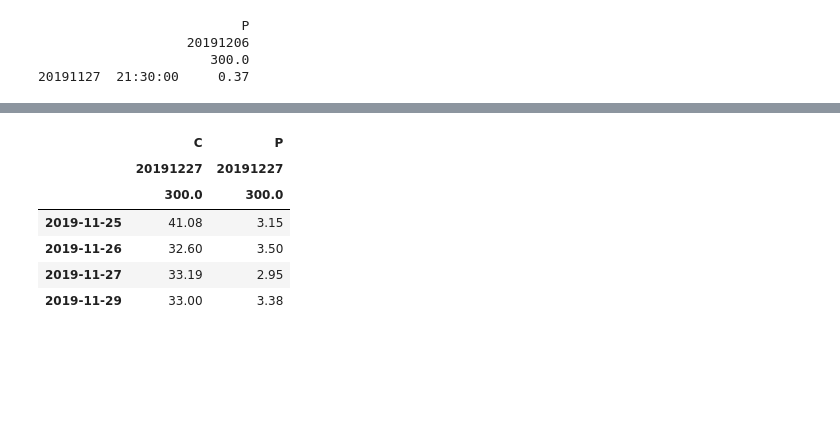
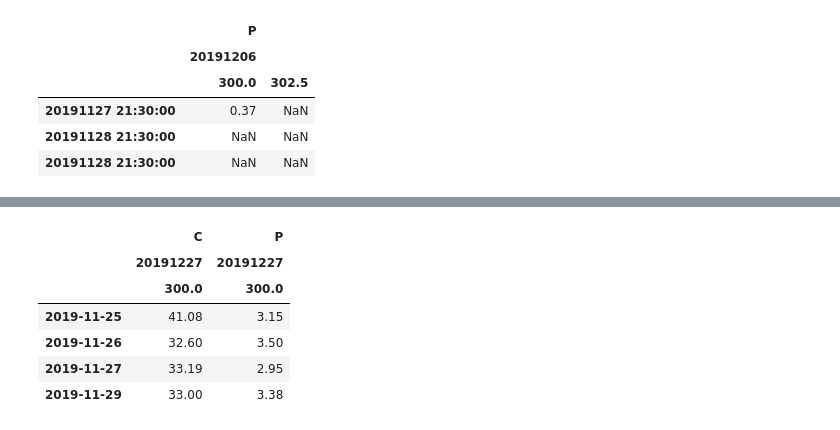
Before and after one commit to webclinic017/tws_trader, a Jupyter notebook: test.ipynb, the cells around one changed output, grey strips where cells are left out. Saved outputs shown, nothing was run; the diff lists cells and outputs as text; code cells hidden in the pictures; blank space fills up the shorter version.

```diff
--- a/test.ipynb
+++ b/test.ipynb
@@ -102,46 +349,63 @@ a = {
     'Price': 0.37
 }
 b = {
     'Right': 'C',
     'Expiration': '20191206',
     'Strike': 300.,
     '20191127  21:30:00': 1.37
 }
 test = pd.DataFrame()
 
 columns = pd.MultiIndex.from_product([[a['Right']], [a['Expiration']], [a['Strike']]])
 a = pd.DataFrame(a['Price'], index=[a['Datetime']], columns=columns)
 # a = pd.DataFrame(a, index=['Datetime'], columns='Price')# = [0]).set_index(['Right', 'Expiration', 'Strike'])
-print(a)
+# print(a)
 b = pd.DataFrame(b, index = [0]).set_index(['Right', 'Expiration', 'Strike'])
 # b
 # test = test.append(a)
 # test = test.append(b)
 # # print(test)
 # c = {
 #     'Right': 'C',
 #     'Expiration': '20191206',
 #     'Strike': 300.,
 #     '20191128  21:30:00': 5.23    # at the next day
 # }
 # c = pd.DataFrame(c, index = [0]).set_index(['Right', 'Expiration', 'Strike'])
 # test = pd.concat([test, c], axis=1, sort=False)
 # d = pd.DataFrame()
 # test = pd.concat([test, d], axis=1, sort=False)
-# e = {
-#     'Right': 'C',
-#     'Expiration': '20191206',
-#     'Strike': 305,    # new strike
-#     '20191128  21:30:00': 5.23
-# }
-# e = pd.DataFrame(e, index = [0]).set_index(['Right', 'Expiration', 'Strike'])
+
+right = 'P'
+expiration = '20191206'
+strike = 300.
+e = {
+    'Datetime': '20191127  21:30:00',
+    'Price': 0.37
+}
+f = {
+    'Datetime': '20191128  21:30:00',
+    'Price': None
+}
+d = {
+    'Datetime': '20191128  21:30:00',
+    'Price': None
+}
+columns = pd.MultiIndex.from_product([[right], [expiration], [strike]])
+e = pd.DataFrame(e['Price'], index=[e['Datetime']], columns=columns)
+f = pd.DataFrame(f['Price'], index=[f['Datetime']], columns=columns)
+strike = 302.5
+columns = pd.MultiIndex.from_product([[right], [expiration], [strike]])
+d = pd.DataFrame(d['Price'], index=[d['Datetime']], columns=columns)
 # test = pd.concat([test, e], axis=1, sort=False)
-# print(test)
+pd.concat([e, f, d])
 # %% [output]
-                          P
-                   20191206
-                      300.0
-20191127  21:30:00     0.37
+|  | P |  |
+|  | 20191206 |  |
+|  | 300.0 | 302.5 |
+| 20191127 21:30:00 | 0.37 | NaN |
+| 20191128 21:30:00 | NaN | NaN |
+| 20191128 21:30:00 | NaN | NaN |
 # %%
 a = {
     'Datetime': '20191127  21:30:00',
```
Also changed, not shown: parts of 17 cells of this notebook.
